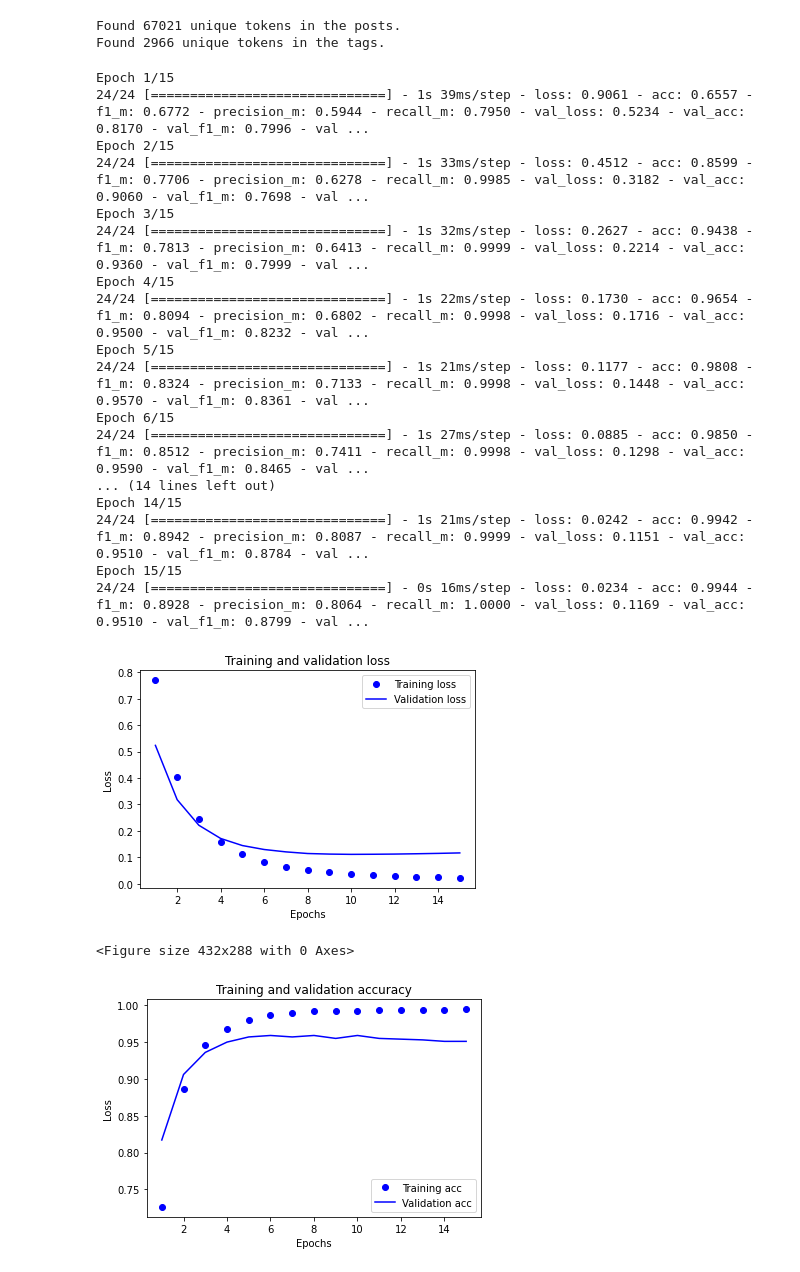
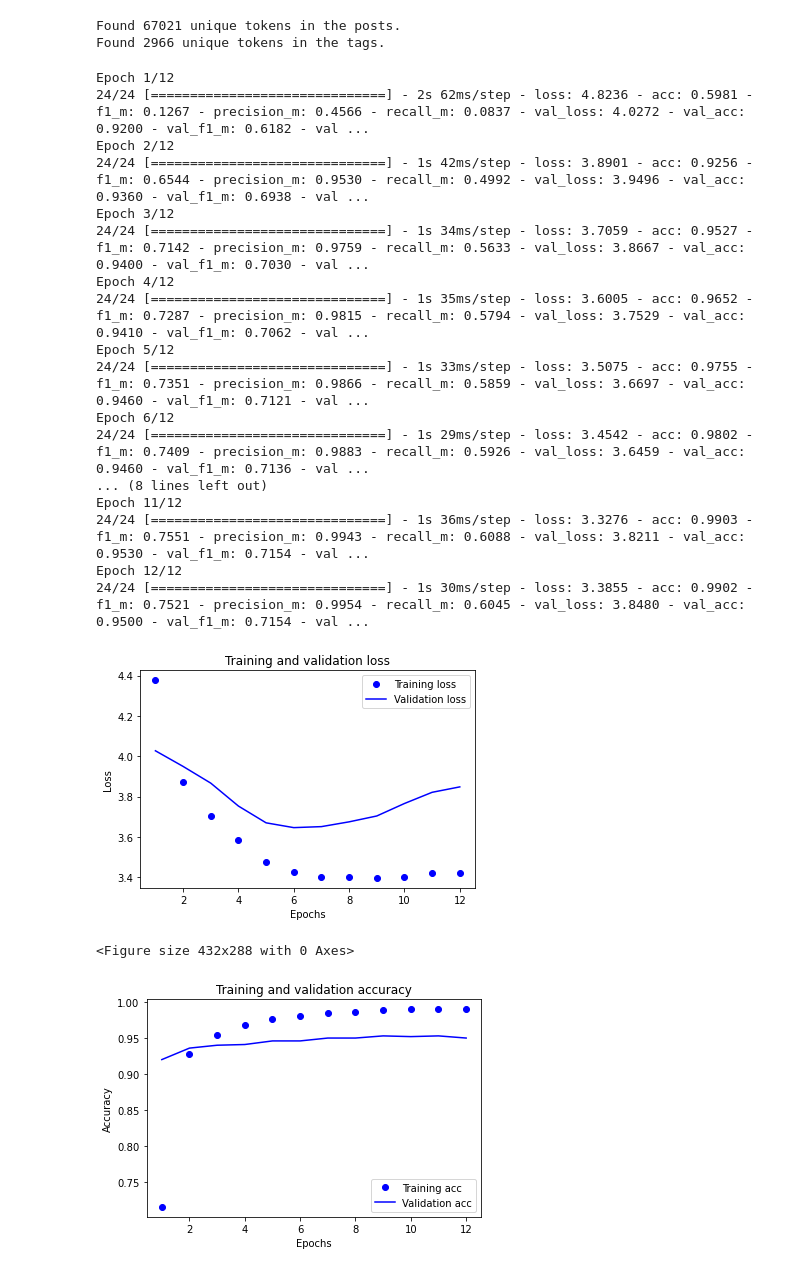
Before and after one commit to fedecabre/P5_StackOverflow, a Jupyter notebook: P5_05_notebook_deeplearning_keras.ipynb, the cells around one changed output. Drawn from its saved outputs; the diff is of its cells as text; code cells hidden in the pictures.

```diff
--- a/P5_05_notebook_deeplearning_keras.ipynb
+++ b/P5_05_notebook_deeplearning_keras.ipynb
@@ -29,7 +29,7 @@ from keras.preprocessing.sequence import pad_sequences
 # We create a tokenizer, configured to only take
 # into account the top-1000 most common words
 tokenizer_X = Tokenizer(num_words=10000)
-tokenizer_Y = Tokenizer(num_words=3)
+tokenizer_Y = Tokenizer(num_words=33)
 # This builds the word index
 tokenizer_X.fit_on_texts(text_train)
 tokenizer_Y.fit_on_texts(tag_train)
@@ -63,9 +63,9 @@ from keras import models
 from keras import layers
 
 model = models.Sequential()
-model.add(layers.Dense(16, activation='tanh'))
-model.add(layers.Dense(16, activation='tanh'))
-model.add(layers.Dense(label_len, activation='sigmoid'))
+model.add(layers.Dense(100, activation='tanh'))
+model.add(layers.Dense(100, activation='tanh'))
+model.add(layers.Dense(label_len, activation='softmax'))
 # %%
 from keras import backend as K
 
@@ -92,27 +92,27 @@ model.compile(optimizer='adam',
 # %%
 history = model.fit(partial_X_train,
                     partial_Y_train,
-                    epochs=15,
+                    epochs=12,
                     batch_size=512,
                     validation_data=(X_val, Y_val))
 # %% [output]
-Epoch 1/15
-24/24 [==============================] - 1s 39ms/step - loss: 0.9061 - acc: 0.6557 - f1_m: 0.6772 - precision_m: 0.5944 - recall_m: 0.7950 - val_loss: 0.5234 - val_acc: 0.8170 - val_f1_m: 0.7996 - val ...
-Epoch 2/15
-24/24 [==============================] - 1s 33ms/step - loss: 0.4512 - acc: 0.8599 - f1_m: 0.7706 - precision_m: 0.6278 - recall_m: 0.9985 - val_loss: 0.3182 - val_acc: 0.9060 - val_f1_m: 0.7698 - val ...
-Epoch 3/15
-24/24 [==============================] - 1s 32ms/step - loss: 0.2627 - acc: 0.9438 - f1_m: 0.7813 - precision_m: 0.6413 - recall_m: 0.9999 - val_loss: 0.2214 - val_acc: 0.9360 - val_f1_m: 0.7999 - val ...
-Epoch 4/15
-24/24 [==============================] - 1s 22ms/step - loss: 0.1730 - acc: 0.9654 - f1_m: 0.8094 - precision_m: 0.6802 - recall_m: 0.9998 - val_loss: 0.1716 - val_acc: 0.9500 - val_f1_m: 0.8232 - val ...
-Epoch 5/15
-24/24 [==============================] - 1s 21ms/step - loss: 0.1177 - acc: 0.9808 - f1_m: 0.8324 - precision_m: 0.7133 - recall_m: 0.9998 - val_loss: 0.1448 - val_acc: 0.9570 - val_f1_m: 0.8361 - val ...
-Epoch 6/15
-24/24 [==============================] - 1s 27ms/step - loss: 0.0885 - acc: 0.9850 - f1_m: 0.8512 - precision_m: 0.7411 - recall_m: 0.9998 - val_loss: 0.1298 - val_acc: 0.9590 - val_f1_m: 0.8465 - val ...
-... (14 lines left out)
-Epoch 14/15
-24/24 [==============================] - 1s 21ms/step - loss: 0.0242 - acc: 0.9942 - f1_m: 0.8942 - precision_m: 0.8087 - recall_m: 0.9999 - val_loss: 0.1151 - val_acc: 0.9510 - val_f1_m: 0.8784 - val ...
-Epoch 15/15
-24/24 [==============================] - 0s 16ms/step - loss: 0.0234 - acc: 0.9944 - f1_m: 0.8928 - precision_m: 0.8064 - recall_m: 1.0000 - val_loss: 0.1169 - val_acc: 0.9510 - val_f1_m: 0.8799 - val ...
+Epoch 1/12
+24/24 [==============================] - 2s 62ms/step - loss: 4.8236 - acc: 0.5981 - f1_m: 0.1267 - precision_m: 0.4566 - recall_m: 0.0837 - val_loss: 4.0272 - val_acc: 0.9200 - val_f1_m: 0.6182 - val ...
+Epoch 2/12
+24/24 [==============================] - 1s 42ms/step - loss: 3.8901 - acc: 0.9256 - f1_m: 0.6544 - precision_m: 0.9530 - recall_m: 0.4992 - val_loss: 3.9496 - val_acc: 0.9360 - val_f1_m: 0.6938 - val ...
+Epoch 3/12
+24/24 [==============================] - 1s 34ms/step - loss: 3.7059 - acc: 0.9527 - f1_m: 0.7142 - precision_m: 0.9759 - recall_m: 0.5633 - val_loss: 3.8667 - val_acc: 0.9400 - val_f1_m: 0.7030 - val ...
+Epoch 4/12
+24/24 [==============================] - 1s 35ms/step - loss: 3.6005 - acc: 0.9652 - f1_m: 0.7287 - precision_m: 0.9815 - recall_m: 0.5794 - val_loss: 3.7529 - val_acc: 0.9410 - val_f1_m: 0.7062 - val ...
+Epoch 5/12
+24/24 [==============================] - 1s 33ms/step - loss: 3.5075 - acc: 0.9755 - f1_m: 0.7351 - precision_m: 0.9866 - recall_m: 0.5859 - val_loss: 3.6697 - val_acc: 0.9460 - val_f1_m: 0.7121 - val ...
+Epoch 6/12
+24/24 [==============================] - 1s 29ms/step - loss: 3.4542 - acc: 0.9802 - f1_m: 0.7409 - precision_m: 0.9883 - recall_m: 0.5926 - val_loss: 3.6459 - val_acc: 0.9460 - val_f1_m: 0.7136 - val ...
+... (8 lines left out)
+Epoch 11/12
+24/24 [==============================] - 1s 36ms/step - loss: 3.3276 - acc: 0.9903 - f1_m: 0.7551 - precision_m: 0.9943 - recall_m: 0.6088 - val_loss: 3.8211 - val_acc: 0.9530 - val_f1_m: 0.7154 - val ...
+Epoch 12/12
+24/24 [==============================] - 1s 30ms/step - loss: 3.3855 - acc: 0.9902 - f1_m: 0.7521 - precision_m: 0.9954 - recall_m: 0.6045 - val_loss: 3.8480 - val_acc: 0.9500 - val_f1_m: 0.7154 - val ...
 # %%
 import matplotlib.pyplot as plt
 
@@ -132,26 +132,26 @@ plt.legend()
 
 plt.show()
 # %% [output]
-[figure, old version]
+[figure, new version]
 # %%
 plt.clf()   # clear figure
 
 acc = history.history['acc']
 val_acc = history.history['val_acc']
 
 fig = plt.figure()
 fig.patch.set_facecolor('w')
 plt.plot(epochs, acc, 'bo', label='Training acc')
 plt.plot(epochs, val_acc, 'b', label='Validation acc')
 plt.title('Training and validation accuracy')
 plt.xlabel('Epochs')
-plt.ylabel('Loss')
+plt.ylabel('Accuracy')
 plt.legend()
 
 plt.show()
 # %% [output]
 <Figure size 432x288 with 0 Axes>
-[figure, old version]
+[figure, new version]
 # %%
 loss, accuracy, f1_score, precision, recall = model.evaluate(X_test, Y_test, verbose=0)
 
```
Also changed, not shown: parts of 8 cells of this notebook.
